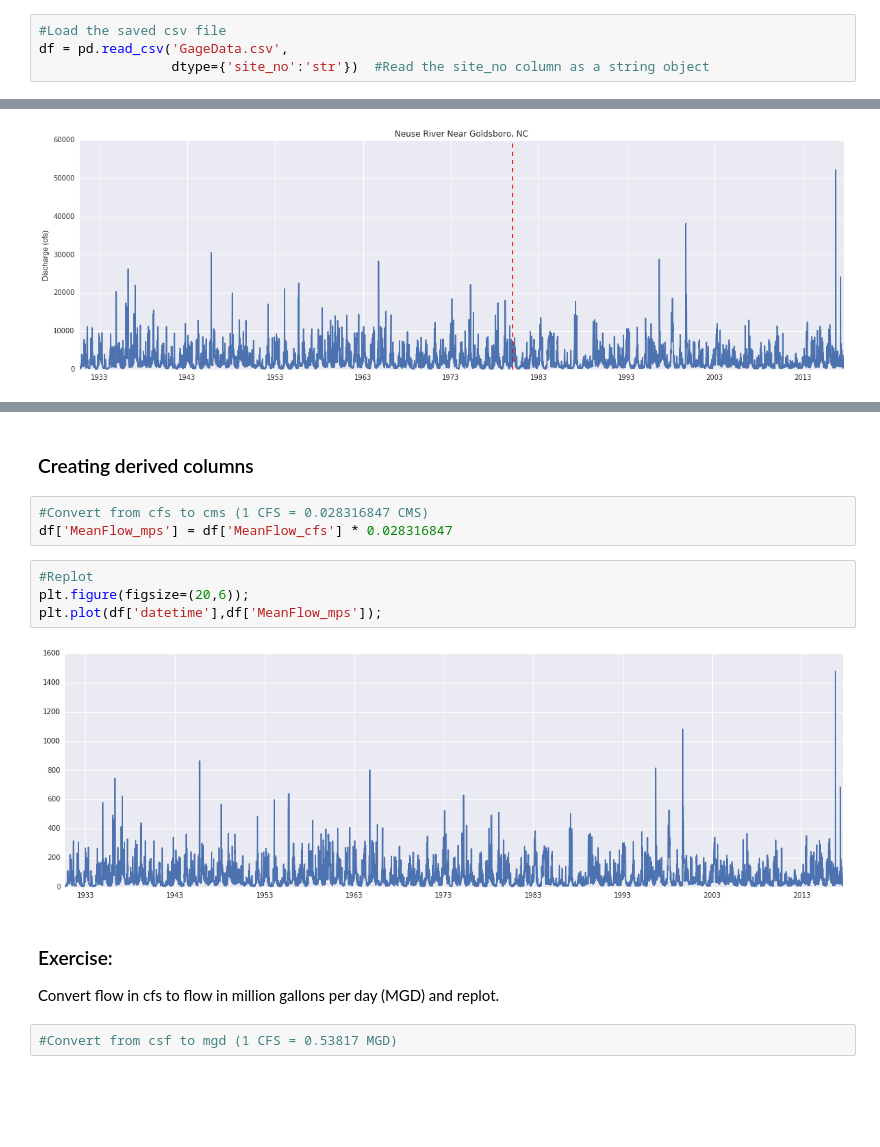
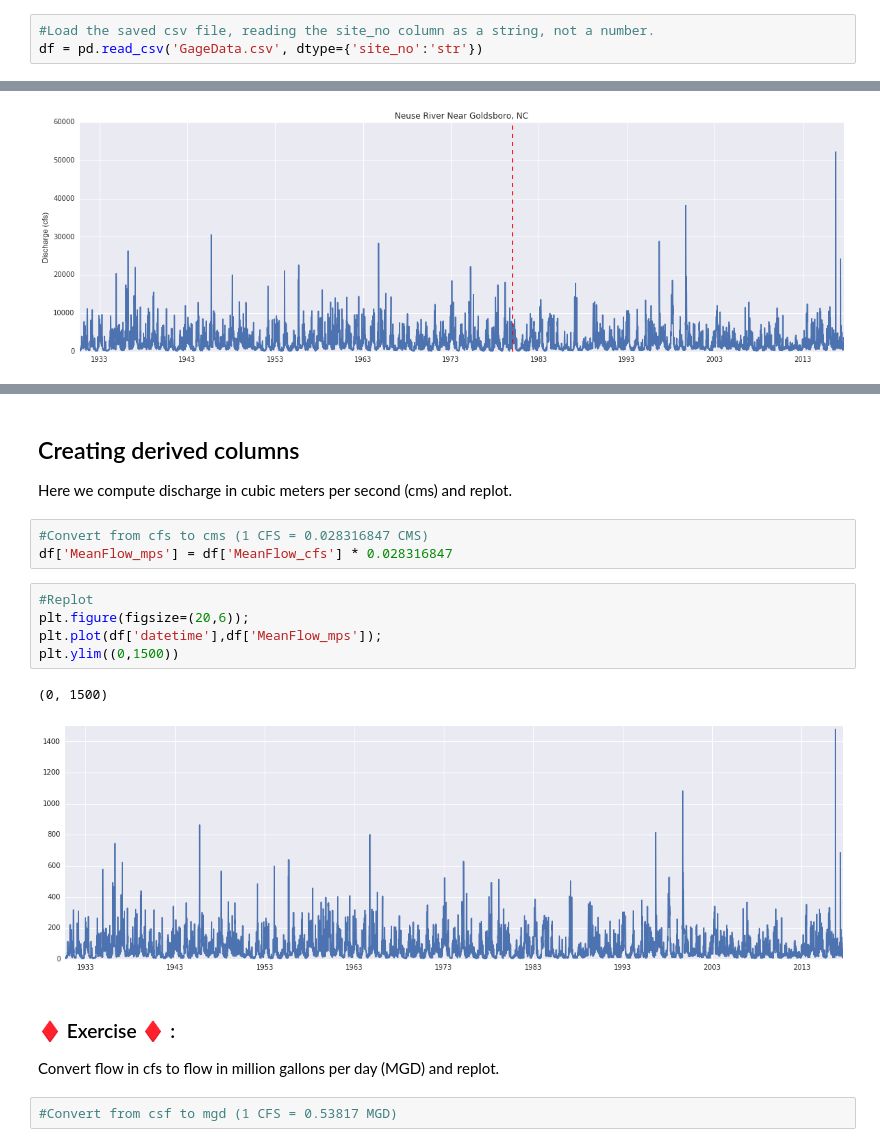
Before and after one commit to johnpfay/Water-Data-Bootcamp, a Jupyter notebook: 1_StreamFlow/Python/02-Data-Exploration.ipynb, the cells around one changed output, grey strips where cells are left out. Cells and saved outputs as stored; diff of their text form; blank space fills up the shorter version.

```diff
--- a/1_StreamFlow/Python/02-Data-Exploration.ipynb
+++ b/1_StreamFlow/Python/02-Data-Exploration.ipynb
@@ -18,7 +36,6 @@ Read in the CSV saved in the last step and convert the data types.
 # %%
-#Load the saved csv file
-df = pd.read_csv('GageData.csv',
-                 dtype={'site_no':'str'})  #Read the site_no column as a string object
+#Load the saved csv file, reading the site_no column as a string, not a number.
+df = pd.read_csv('GageData.csv', dtype={'site_no':'str'})
 # %%
 #Confirm it looks good by viewing the first 5 records
 df.head()
@@ -105,16 +149,19 @@ plt.ylabel("Discharge (cfs)");
-# %% [markdown]
-### Creating derived columns
+# %% [markdown]
+## Creating derived columns
+Here we compute discharge in cubic meters per second (cms) and replot.
 # %%
 #Convert from cfs to cms (1 CFS = 0.028316847 CMS)
 df['MeanFlow_mps'] = df['MeanFlow_cfs'] * 0.028316847
 # %%
 #Replot
 plt.figure(figsize=(20,6));
 plt.plot(df['datetime'],df['MeanFlow_mps']);
+plt.ylim((0,1500))
 # %% [output]
+(0, 1500)
-[figure, old version]
+[figure, new version]
 # %% [markdown]
-### Exercise:
+### ♦ Exercise ♦ :
 Convert flow in cfs to flow in million gallons per day (MGD) and replot.
 # %%
 #Convert from csf to mgd (1 CFS = 0.53817 MGD)
```
Also changed, not shown: parts of 49 cells of this notebook, 5 other files.
